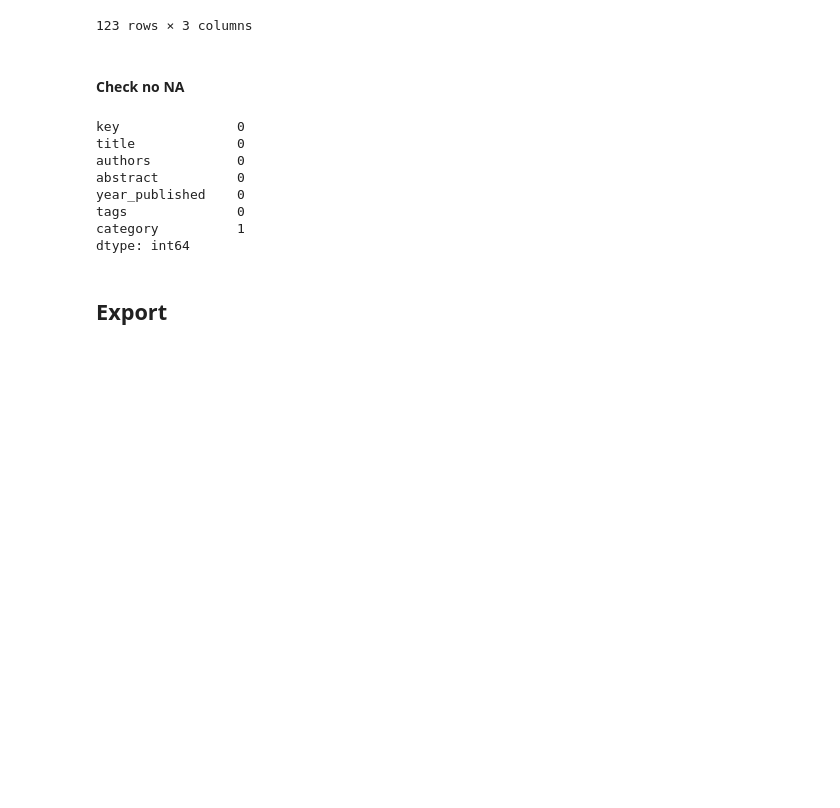
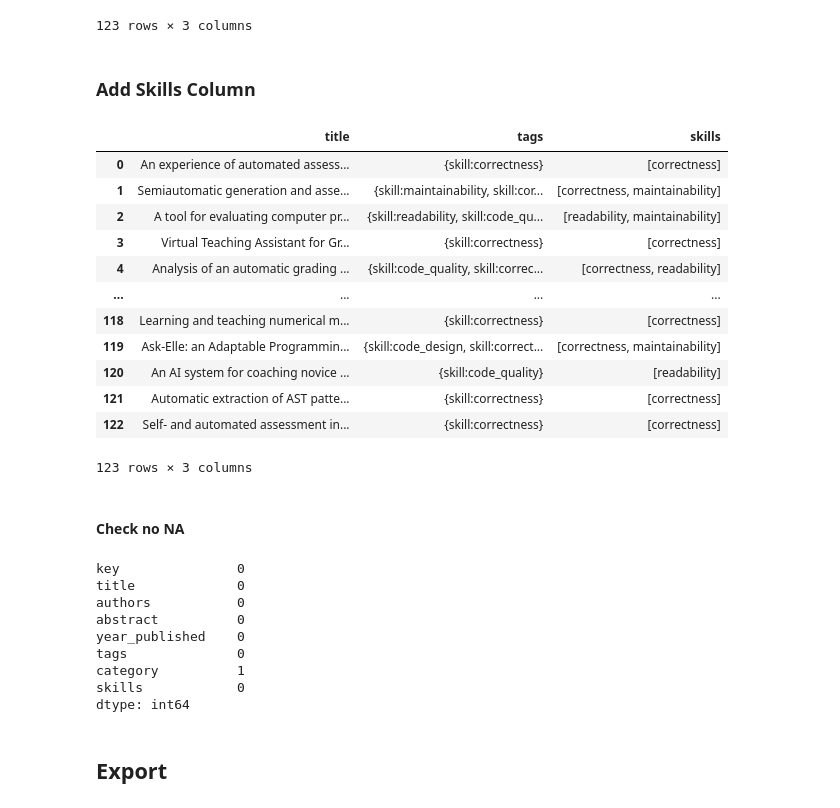
Before and after one commit to m-messer/Automated-Assessment-SLR-Data-Processing, a Jupyter notebook: data_extraction.ipynb, the cells around one changed output. Saved outputs shown, nothing was run; the diff lists cells and outputs as text; code cells hidden in the pictures; blank space fills up the shorter version.

```diff
--- a/data_extraction.ipynb
+++ b/data_extraction.ipynb
@@ -300,6 +300,44 @@ pd.concat([df.title, df.tags.apply(lambda labels: set([label for label in labels
 | 121 | Automatic extraction of AST patte... | {technique:pattern_matching} | [static] |
 | 122 | Self- and automated assessment in... | {technique:unit_testing} | [dynamic] |
 123 rows × 3 columns
+# %% [markdown]
+### Add Skills Column
+# %%
+def add_skills(labels):
+    skills = []
+
+    if 'skill:correctness' in labels:
+        skills.append('correctness')
+    if {'skill:code_quality', 'skill:readability', 'skill:refactoring'}.intersection(labels):
+        skills.append('readability')
+    if {'skill:maintainability', 'skill:refactoring', 'skill:test_suite_quality', 'skill:code_design',
+            'skill:complexity', 'skill:oop'}.intersection(labels):
+        skills.append('maintainability')
+    if 'skill:documentation' in labels:
+        skills.append('documentation')
+
+
+    if len(skills) == 0:
+        return None
+
+    return skills
+# %%
+df['skills'] = df.tags.apply(lambda labels: add_skills(labels))
+pd.concat([df.title, df.tags.apply(lambda labels: set([label for label in labels if 'skill' in label])), df.skills], axis=1)
+# %% [output]
+|  | title | tags | skills |
+| 0 | An experience of automated assess... | {skill:correctness} | [correctness] |
+| 1 | Semiautomatic generation and asse... | {skill:maintainability, skill:cor... | [correctness, maintainability] |
+| 2 | A tool for evaluating computer pr... | {skill:readability, skill:code_qu... | [readability, maintainability] |
+| 3 | Virtual Teaching Assistant for Gr... | {skill:correctness} | [correctness] |
+| 4 | Analysis of an automatic grading ... | {skill:code_quality, skill:correc... | [correctness, readability] |
+| ... | ... | ... | ... |
+| 118 | Learning and teaching numerical m... | {skill:correctness} | [correctness] |
+| 119 | Ask-Elle: an Adaptable Programmin... | {skill:code_design, skill:correct... | [correctness, maintainability] |
+| 120 | An AI system for coaching novice ... | {skill:code_quality} | [readability] |
+| 121 | Automatic extraction of AST patte... | {skill:correctness} | [correctness] |
+| 122 | Self- and automated assessment in... | {skill:correctness} | [correctness] |
+123 rows × 3 columns
 # %% [markdown]
 #### Check no NA
 # %%
@@ -312,6 +350,7 @@ abstract          0
 year_published    0
 tags              0
 category          1
+skills            0
 dtype: int64
 # %% [markdown]
 ## Export
```
Also changed, not shown: parts of 1 cell of this notebook, 4 other files.
